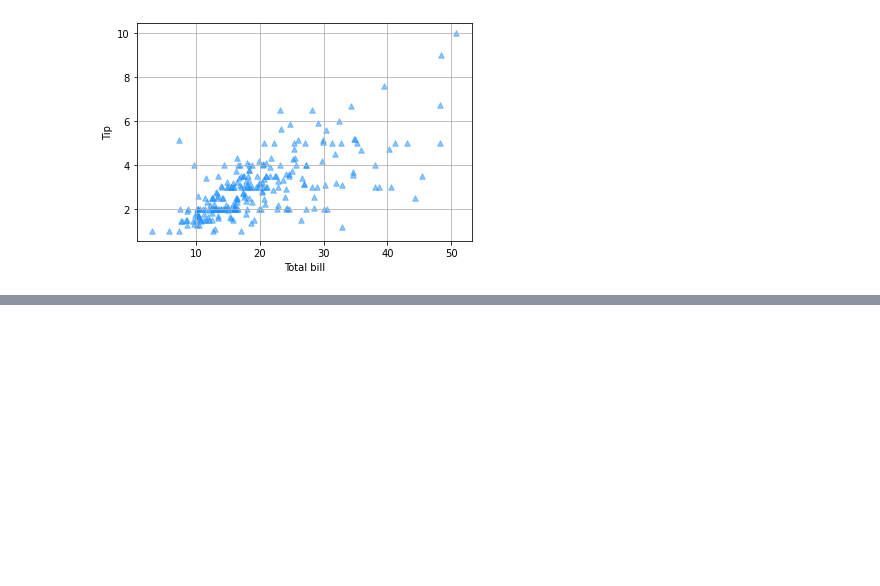
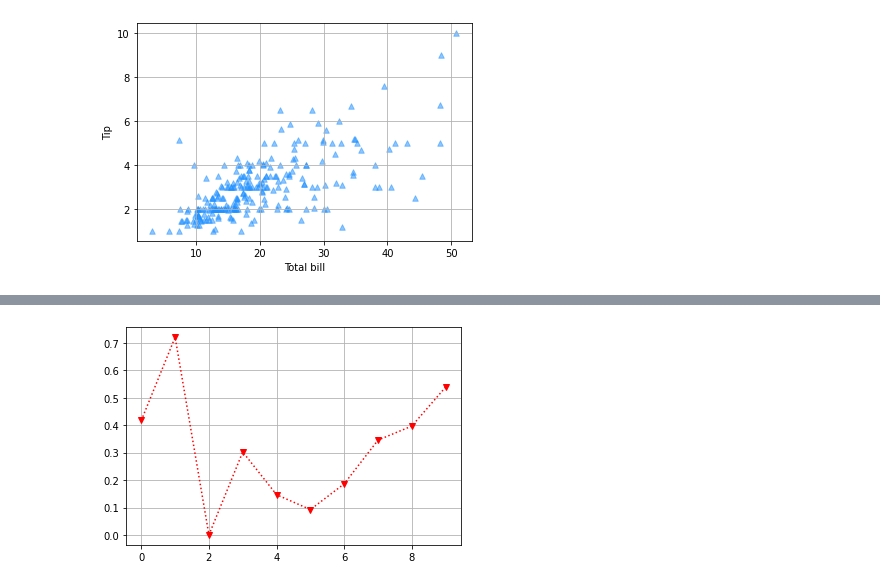
Before and after one commit to JakeOh/202208_itw_java134_lab_python, a Jupyter notebook: py21_matplotlib.ipynb, the cells around one changed output, grey strips where cells are left out. Saved outputs shown, nothing was run; the diff lists cells and outputs as text; code cells hidden in the pictures; blank space fills up the shorter version.

```diff
--- a/py21_matplotlib.ipynb
+++ b/py21_matplotlib.ipynb
@@ -473,0 +519,8 @@ plt.show()
+# %%
+# x2 ~ index
+plt.plot(df.x2, c='red', marker='v', linestyle=':')
+
+plt.grid()
+plt.show()
+# %% [output]
+[figure, added]
```
Also changed, not shown: parts of 4 cells of this notebook.
